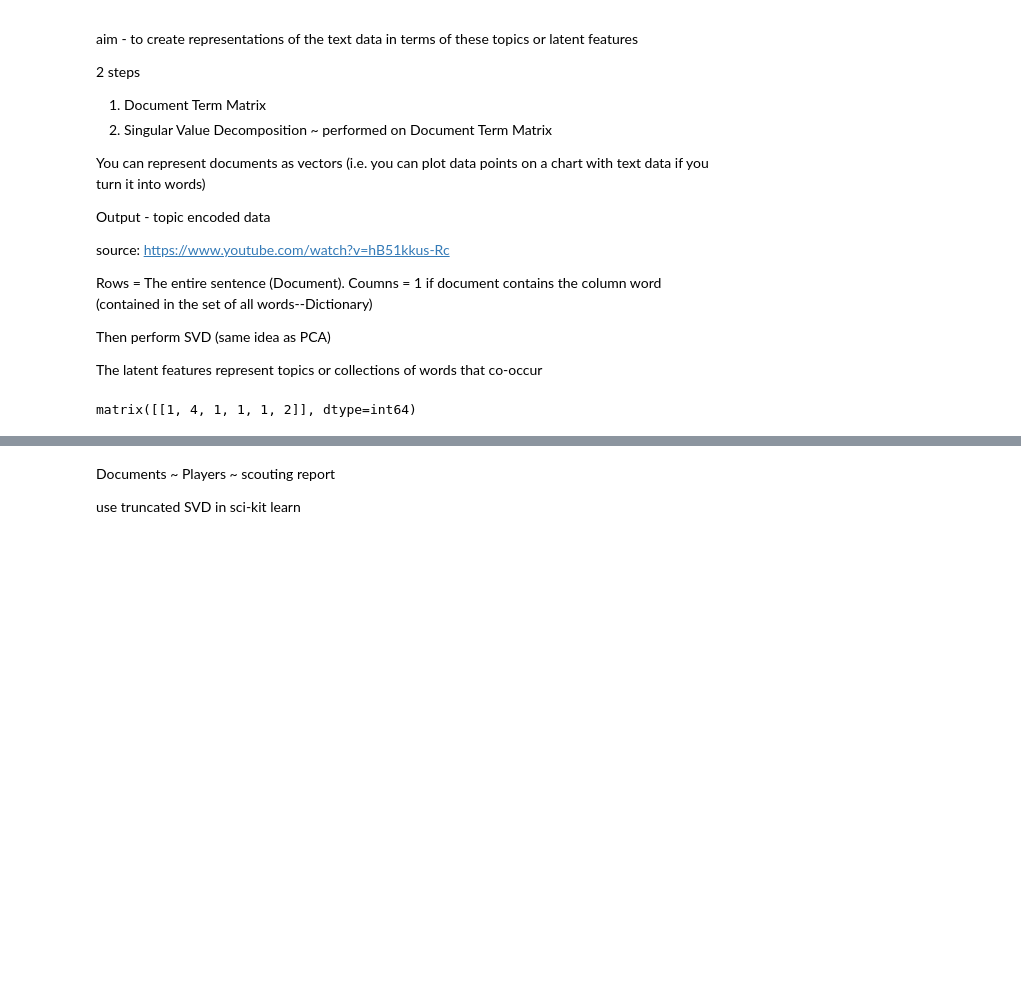
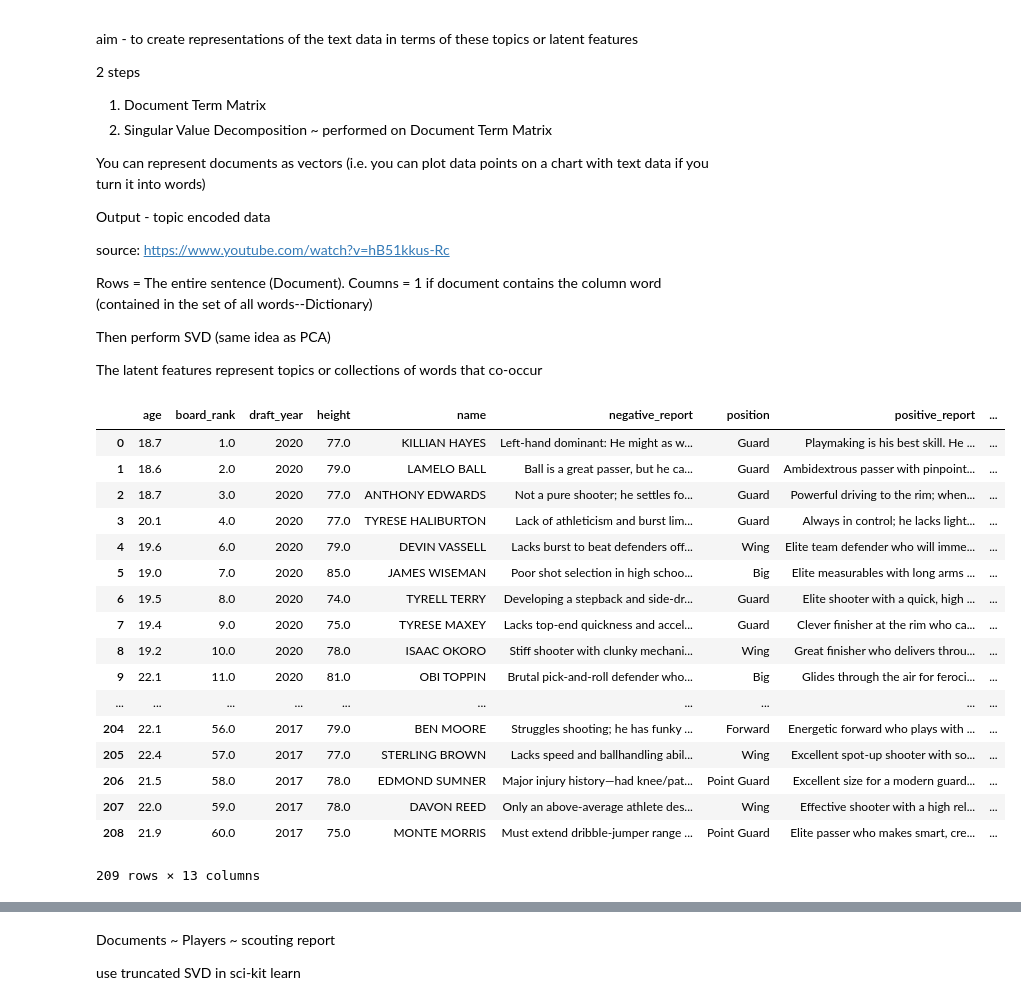
Before and after one commit to trumandaniels/trumandaniels-nba_draft_text_similarity, a Jupyter notebook: textsimilarityscore.ipynb, the cells around one changed output, grey strips where cells are left out. Drawn from its saved outputs; the diff is of its cells as text; code cells hidden in the pictures; blank space fills up the shorter version.

```diff
--- a/textsimilarityscore.ipynb
+++ b/textsimilarityscore.ipynb
@@ -34,12 +34,56 @@ Coumns = 1 if document contains the column word (contained in the set of all wor
 Then perform SVD (same idea as PCA)
 
 The latent features represent topics or collections of words that co-occur
-# %%
-from sklearn.feature_extraction.text import CountVectorizer
-vectorizer = CountVectorizer
-test = "test string is bing stratus is is the is the "
-test = [test]
-bag_of_words =  vectorizer().fit_transform(test)
-bag_of_words.todense()
-# %% [output]
-matrix([[1, 4, 1, 1, 1, 2]], dtype=int64)
+# %%
+import pandas as pd
+import numpy as np
+from datetime import *
+from datetime import date
+from dateutil.relativedelta import *
+import calendar
+from datetime import datetime as dt
+
+pd.set_option('display.max_columns', 500)
+
+from sklearn.model_selection import train_test_split
+from sklearn import preprocessing
+from sklearn.metrics import accuracy_score, brier_score_loss
+from sklearn.linear_model import LogisticRegression, LinearRegression
+from sklearn import decomposition
+from sklearn.decomposition import TruncatedSVD
+from sklearn.calibration import calibration_curve, CalibratedClassifierCV
+
+from sklearn.feature_extraction.text import CountVectorizer, TfidfTransformer
+
+from betacal import BetaCalibration
+from catboost import CatBoostClassifier, CatBoostRegressor, Pool
+import catboost
+from catboost.utils import eval_metric
+
+from betacal import BetaCalibration
+# %%
+df = pd.read_csv("/home/truman/Documents/NBA/ScoutingAI/ringer_data_clean.csv")
+df = df.drop("Unnamed: 0",axis=1)
+# %%
+drop_list = ["standing_reach", "school"]
+df = df.drop(drop_list, axis=1)
+df
+# %% [output]
+|  | age | board_rank | draft_year | height | name | negative_report | position | positive_report | ... |
+| 0 | 18.7 | 1.0 | 2020 | 77.0 | KILLIAN HAYES | Left-hand dominant: He might as w... | Guard | Playmaking is his best skill. He ... | ... |
+| 1 | 18.6 | 2.0 | 2020 | 79.0 | LAMELO BALL | Ball is a great passer, but he ca... | Guard | Ambidextrous passer with pinpoint... | ... |
+| 2 | 18.7 | 3.0 | 2020 | 77.0 | ANTHONY EDWARDS | Not a pure shooter; he settles fo... | Guard | Powerful driving to the rim; when... | ... |
+| 3 | 20.1 | 4.0 | 2020 | 77.0 | TYRESE HALIBURTON | Lack of athleticism and burst lim... | Guard | Always in control; he lacks light... | ... |
+| 4 | 19.6 | 6.0 | 2020 | 79.0 | DEVIN VASSELL | Lacks burst to beat defenders off... | Wing | Elite team defender who will imme... | ... |
+| 5 | 19.0 | 7.0 | 2020 | 85.0 | JAMES WISEMAN | Poor shot selection in high schoo... | Big | Elite measurables with long arms ... | ... |
+| 6 | 19.5 | 8.0 | 2020 | 74.0 | TYRELL TERRY | Developing a stepback and side-dr... | Guard | Elite shooter with a quick, high ... | ... |
+| 7 | 19.4 | 9.0 | 2020 | 75.0 | TYRESE MAXEY | Lacks top-end quickness and accel... | Guard | Clever finisher at the rim who ca... | ... |
+| 8 | 19.2 | 10.0 | 2020 | 78.0 | ISAAC OKORO | Stiff shooter with clunky mechani... | Wing | Great finisher who delivers throu... | ... |
+| 9 | 22.1 | 11.0 | 2020 | 81.0 | OBI TOPPIN | Brutal pick-and-roll defender who... | Big | Glides through the air for feroci... | ... |
+| ... | ... | ... | ... | ... | ... | ... | ... | ... | ... |
+| 204 | 22.1 | 56.0 | 2017 | 79.0 | BEN MOORE | Struggles shooting; he has funky ... | Forward | Energetic forward who plays with ... | ... |
+| 205 | 22.4 | 57.0 | 2017 | 77.0 | STERLING BROWN | Lacks speed and ballhandling abil... | Wing | Excellent spot-up shooter with so... | ... |
+| 206 | 21.5 | 58.0 | 2017 | 78.0 | EDMOND SUMNER | Major injury history—had knee/pat... | Point Guard | Excellent size for a modern guard... | ... |
+| 207 | 22.0 | 59.0 | 2017 | 78.0 | DAVON REED | Only an above-average athlete des... | Wing | Effective shooter with a high rel... | ... |
+| 208 | 21.9 | 60.0 | 2017 | 75.0 | MONTE MORRIS | Must extend dribble-jumper range ... | Point Guard | Elite passer who makes smart, cre... | ... |
+209 rows × 13 columns
```
Also changed, not shown: parts of 11 cells of this notebook.
